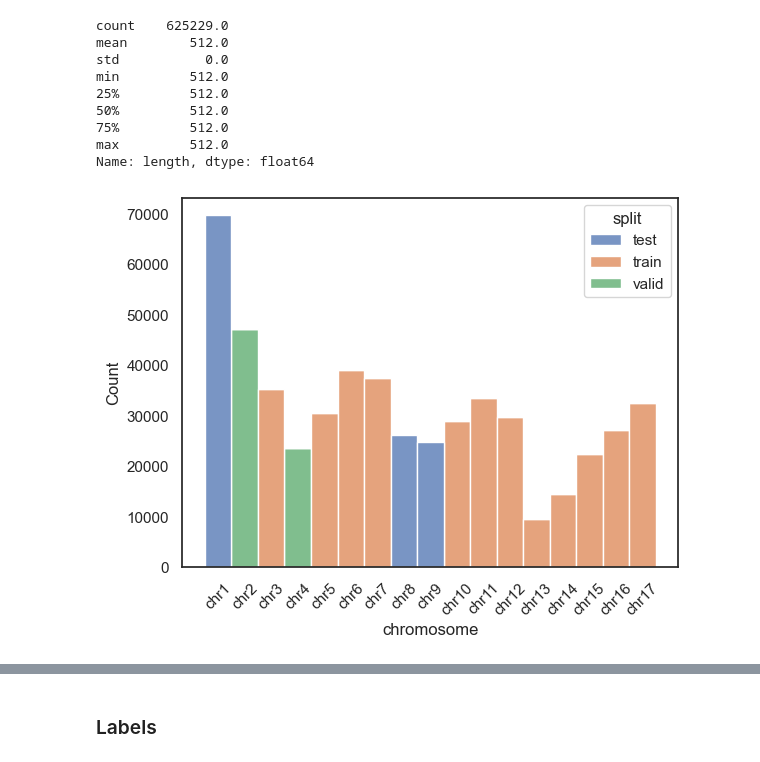
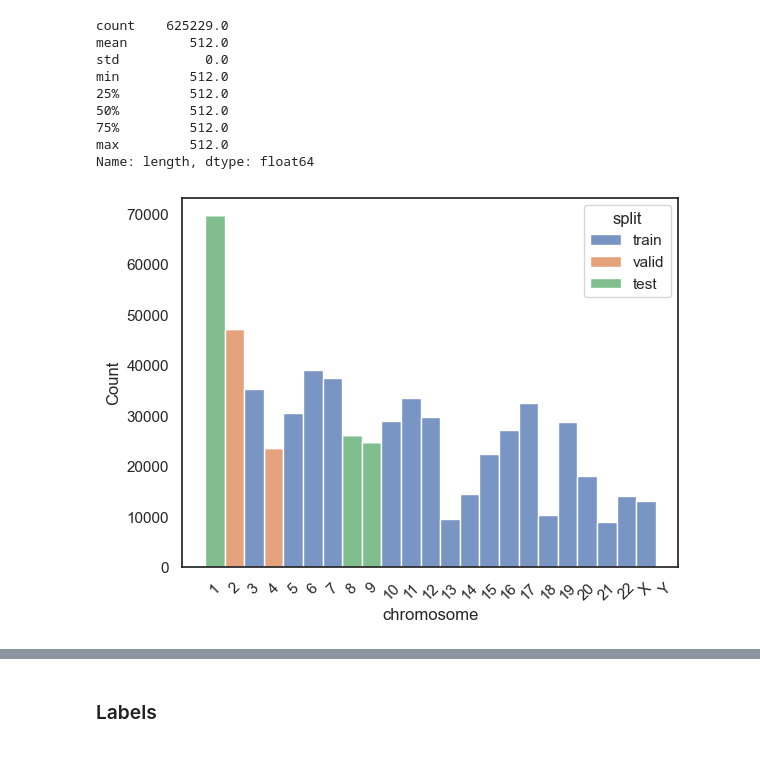
Before and after one commit to baillielab/BEND, a Jupyter notebook: notebooks/edas/EDA_histone_modification.ipynb, the cells around one changed output, grey strips where cells are left out. Saved outputs shown, nothing was run; the diff lists cells and outputs as text; code cells hidden in the pictures.

```diff
--- a/notebooks/edas/EDA_histone_modification.ipynb
+++ b/notebooks/edas/EDA_histone_modification.ipynb
@@ -12,5 +11,5 @@ BED_FILE = os.path.join(DATA_DIR, TASK, f'{TASK}.bed')
 # %%
-annotations = pd.read_csv(BED_FILE, sep='\t', low_memory=False)
+annotations = load_annotations(TASK)
 annotations
 # %% [output]
 |  | chromosome | start | end | score | - | strand | label | split |
@@ -28,6 +27,4 @@ annotations
 625229 rows × 8 columns
-# %%
-annotations.sort_values(by=['chromosome', 'start'], inplace=True)
 # %%
 annotations['split'].value_counts()/len(annotations)*100
 # %% [output]
@@ -50,7 +47,6 @@ min         512.0
 max         512.0
 Name: length, dtype: float64
 # %%
-chromosomes = [f"chr{idx}" for idx in range(1, 18)]
-plot_chr_in_splits(annotations, chromosomes)
+plot_chr_in_splits(annotations)
 # %% [output]
-[figure, old version]
+[figure, new version]
```
Also changed, not shown: parts of 4 cells of this notebook, 5 other files.
